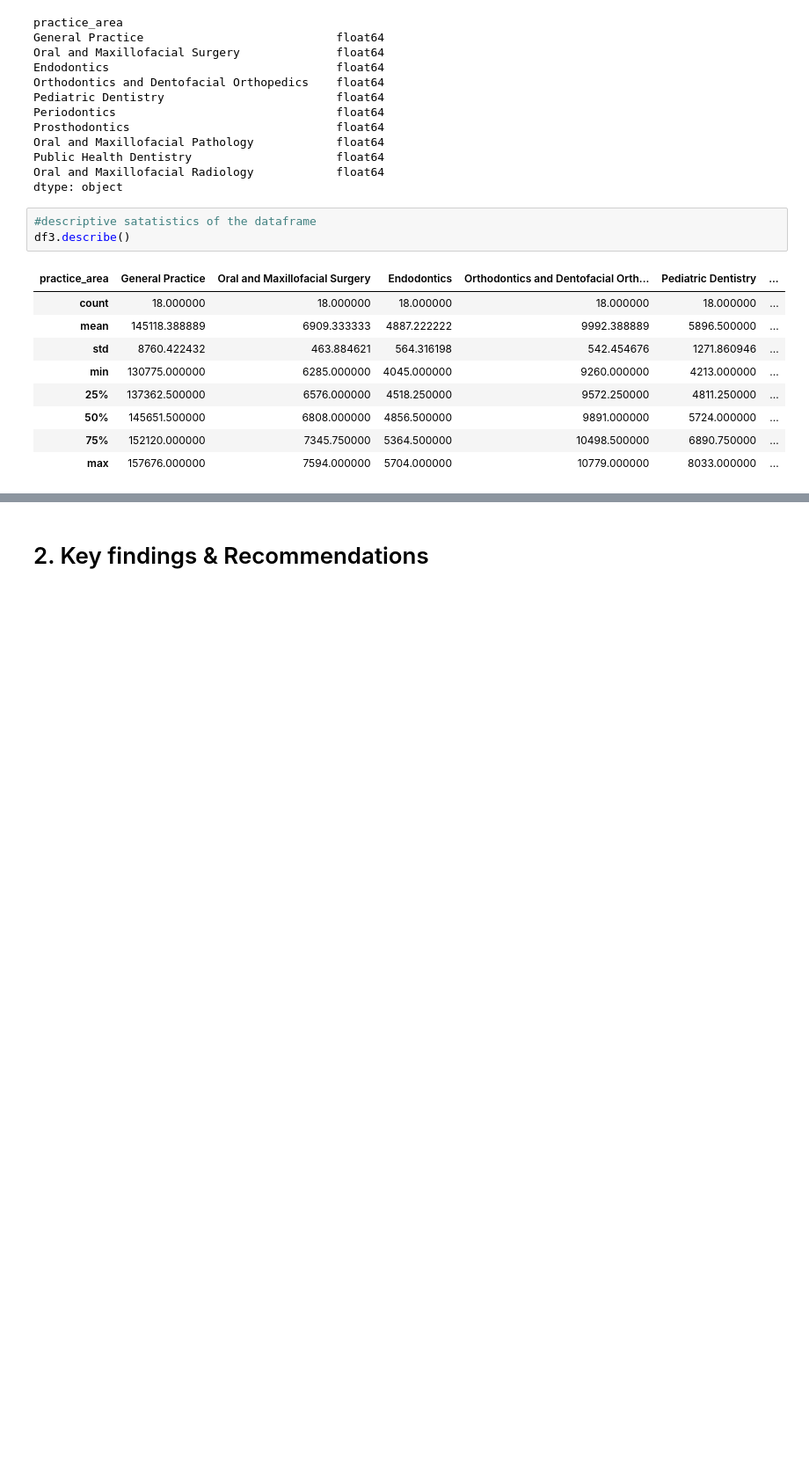
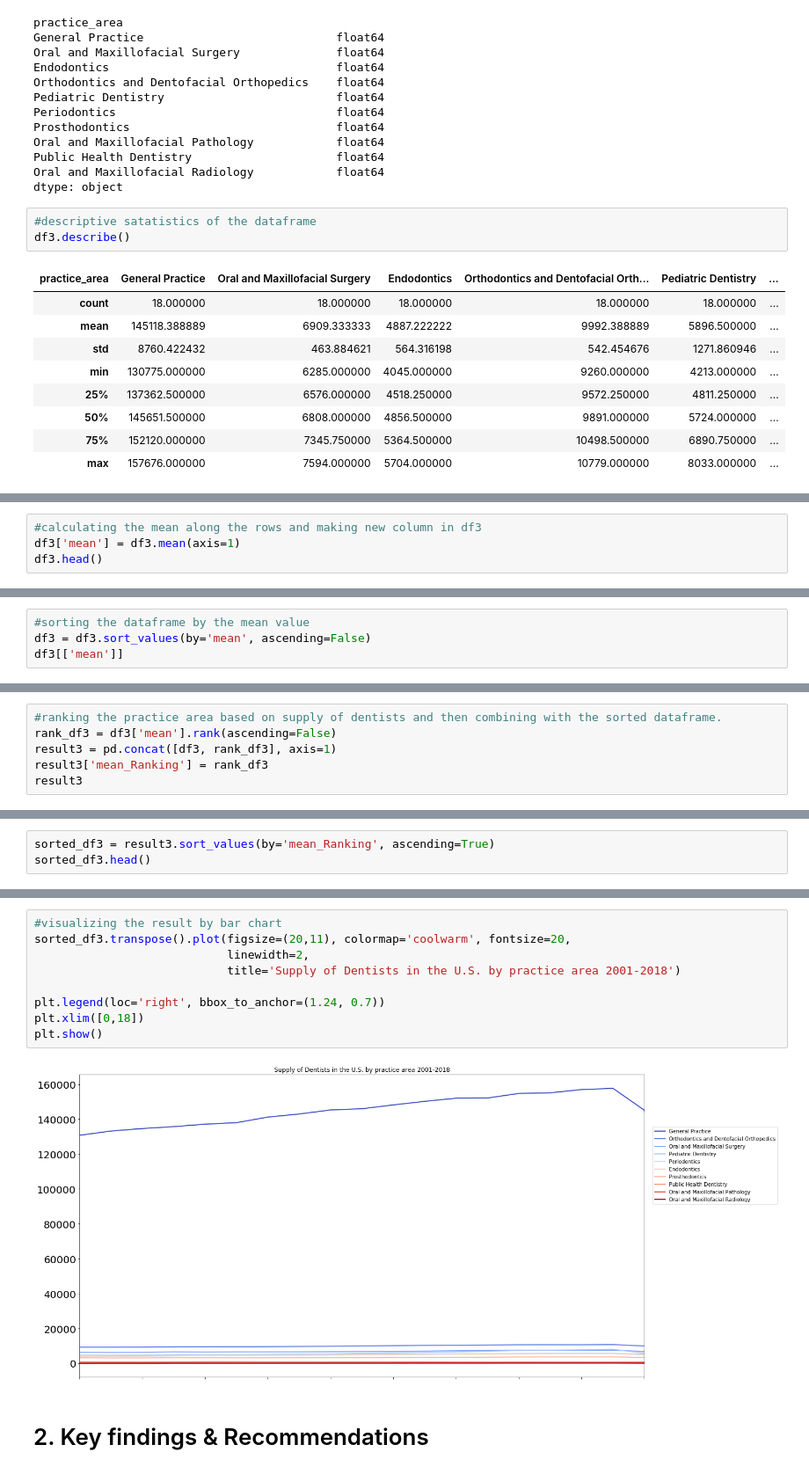
Before and after one commit to mhan1/Capstone-Project, a Jupyter notebook: Minyeong Han_Analysis Key findings and recommendations.ipynb, the cells around one changed output, grey strips where cells are left out. Shown at 88% size. Saved outputs shown, nothing was run; the diff lists cells and outputs as text; blank space fills up the shorter version.

```diff
--- a/Minyeong Han_Analysis Key findings and recommendations.ipynb
+++ b/Minyeong Han_Analysis Key findings and recommendations.ipynb
@@ -861,0 +892,4 @@ df3.describe()
+# %%
+#calculating the mean along the rows and making new column in df3
+df3['mean'] = df3.mean(axis=1)
+df3.head()
@@ -861,0 +904,4 @@ df3.describe()
+# %%
+#sorting the dataframe by the mean value
+df3 = df3.sort_values(by='mean', ascending=False)
+df3[['mean']]
@@ -861,0 +921,6 @@ df3.describe()
+# %%
+#ranking the practice area based on supply of dentists and then combining with the sorted dataframe.
+rank_df3 = df3['mean'].rank(ascending=False)
+result3 = pd.concat([df3, rank_df3], axis=1)
+result3['mean_Ranking'] = rank_df3
+result3
@@ -861,0 +943,3 @@ df3.describe()
+# %%
+sorted_df3 = result3.sort_values(by='mean_Ranking', ascending=True)
+sorted_df3.head()
@@ -862,2 +955,13 @@ df3.describe()
+# %%
+#visualizing the result by bar chart
+sorted_df3.transpose().plot(figsize=(20,11), colormap='coolwarm', fontsize=20,
+                            linewidth=2,
+                            title='Supply of Dentists in the U.S. by practice area 2001-2018')
+
+plt.legend(loc='right', bbox_to_anchor=(1.24, 0.7))
+plt.xlim([0,18])
+plt.show()
+# %% [output]
+[figure, added]
 # %% [markdown]
 # 2. Key findings & Recommendations
```
Also changed, not shown: parts of 8 cells of this notebook.
